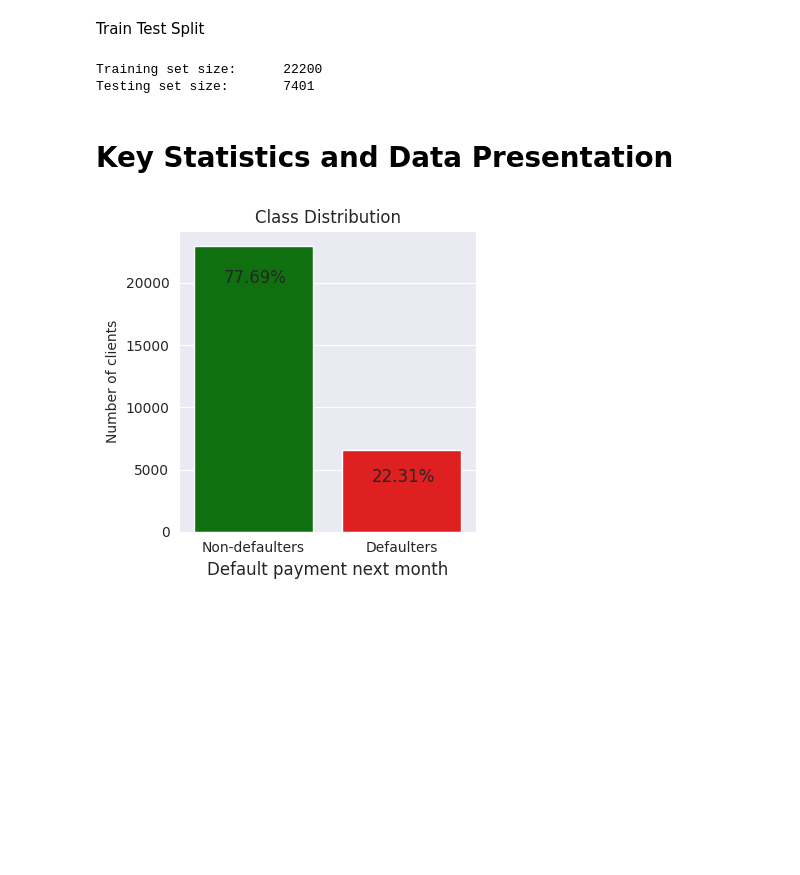
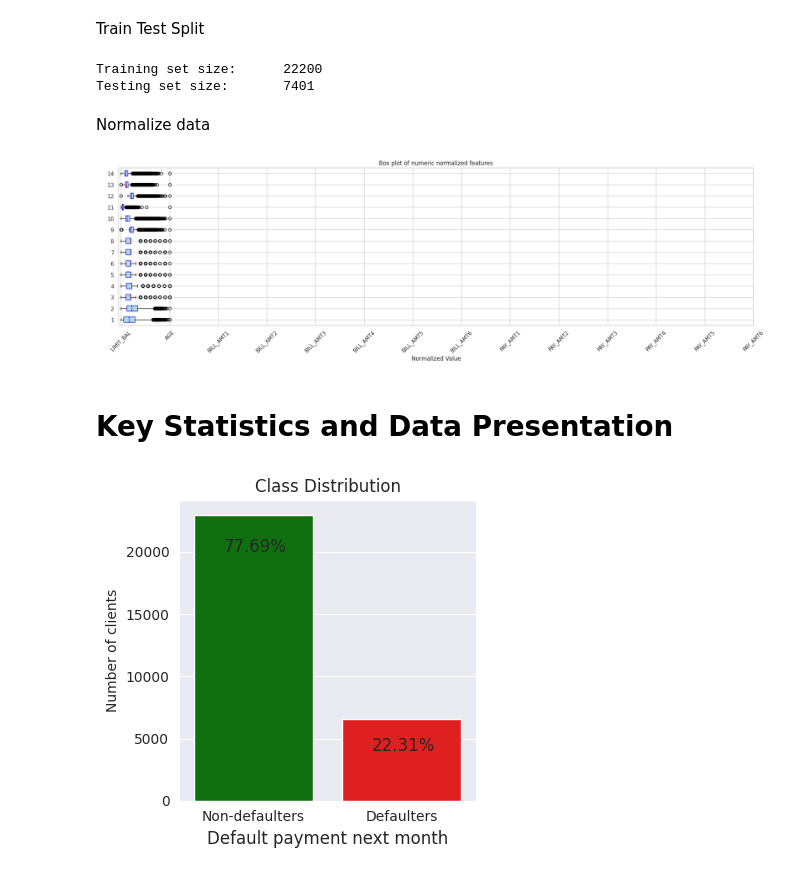
Before and after one commit to camster811/CreditDefaultDS, a Jupyter notebook: default_report.ipynb, the cells around one changed output. Saved outputs shown, nothing was run; the diff lists cells and outputs as text; code cells hidden in the pictures; blank space fills up the shorter version.

Commit message:
normalize data

```diff
--- a/default_report.ipynb
+++ b/default_report.ipynb
@@ -186,6 +186,33 @@ print(f"Testing set size:\t{X_test.shape[0]}")
 # %% [output]
 Training set size:      22200
 Testing set size:       7401
+# %% [markdown]
+Normalize data
+# %%
+# Normalize the data to a range of 0 to 1
+from sklearn.preprocessing import MinMaxScaler
+scaler = MinMaxScaler()
+
+# Scale all columns
+X_train_scaled = scaler.fit_transform(X_train)
+X_test_scaled = scaler.transform(X_test)
+
+numeric_features = numeric = ['LIMIT_BAL','AGE','BILL_AMT1','BILL_AMT2','BILL_AMT3','BILL_AMT4','BILL_AMT5','BILL_AMT6','PAY_AMT1','PAY_AMT2','PAY_AMT3','PAY_AMT4','PAY_AMT5','PAY_AMT6']
+
+# Box plot of numeric normalized features
+numeric_features = ['LIMIT_BAL', 'AGE', 'BILL_AMT1', 'BILL_AMT2', 'BILL_AMT3', 'BILL_AMT4', 'BILL_AMT5', 'BILL_AMT6', 'PAY_AMT1', 'PAY_AMT2', 'PAY_AMT3', 'PAY_AMT4', 'PAY_AMT5', 'PAY_AMT6']
+X_train_numeric_scaled = pd.DataFrame(X_train_scaled[:, :len(numeric_features)], columns=numeric_features)
+
+plt.figure(figsize=(24, 6))
+plt.boxplot(x=X_train_numeric_scaled, patch_artist=True, notch=True, boxprops=dict(facecolor='lightblue', color='blue'), medianprops=dict(color='red'))
+plt.xticks(rotation=45)
+plt.xticks(ticks=range(len(numeric_features)), labels=numeric_features, rotation=45)
+plt.title('Box plot of numeric normalized features')
+plt.xlabel('Normalized Value')
+plt.ylabel(' ')
+plt.show()
+# %% [output]
+[figure, added]
 # %% [markdown]
 # Key Statistics and Data Presentation
 # %%
```
